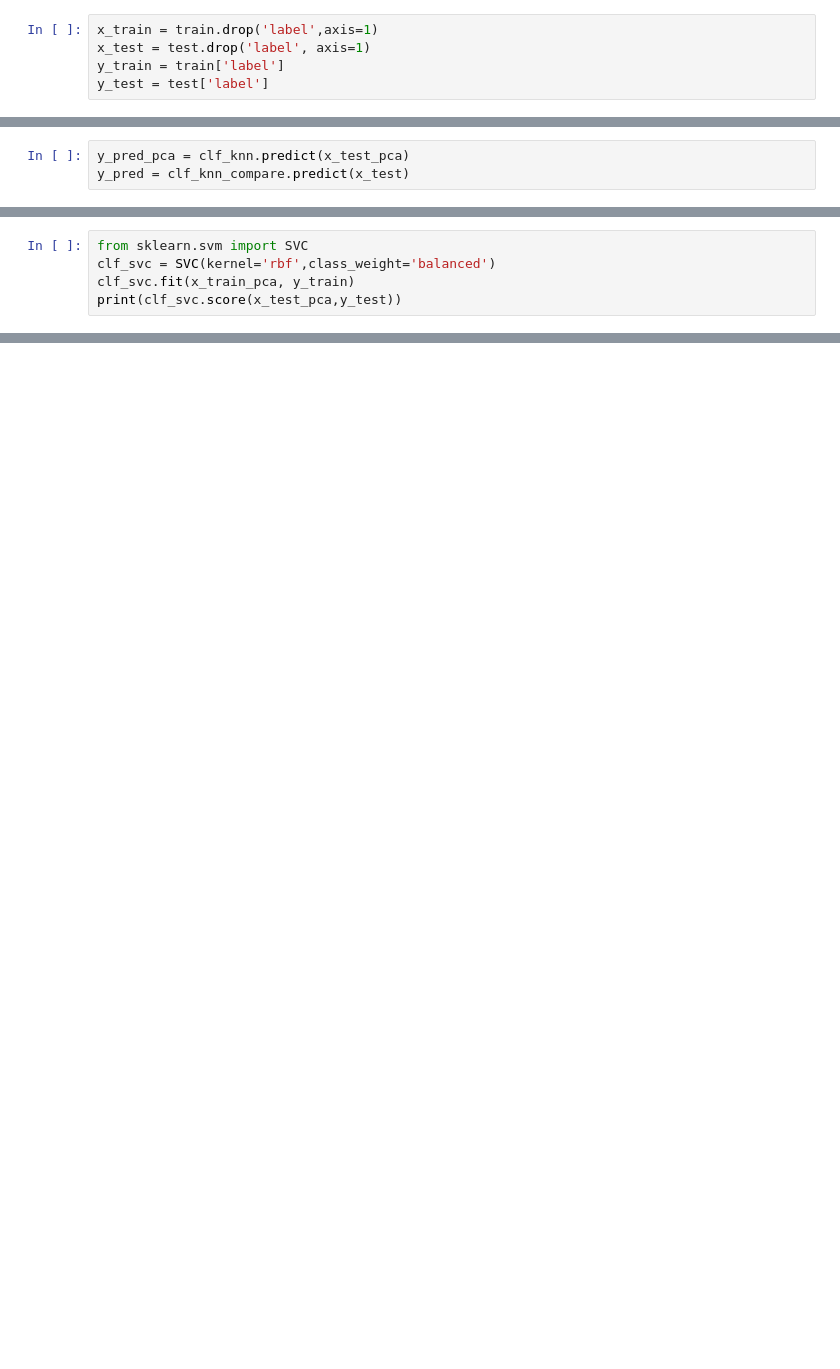
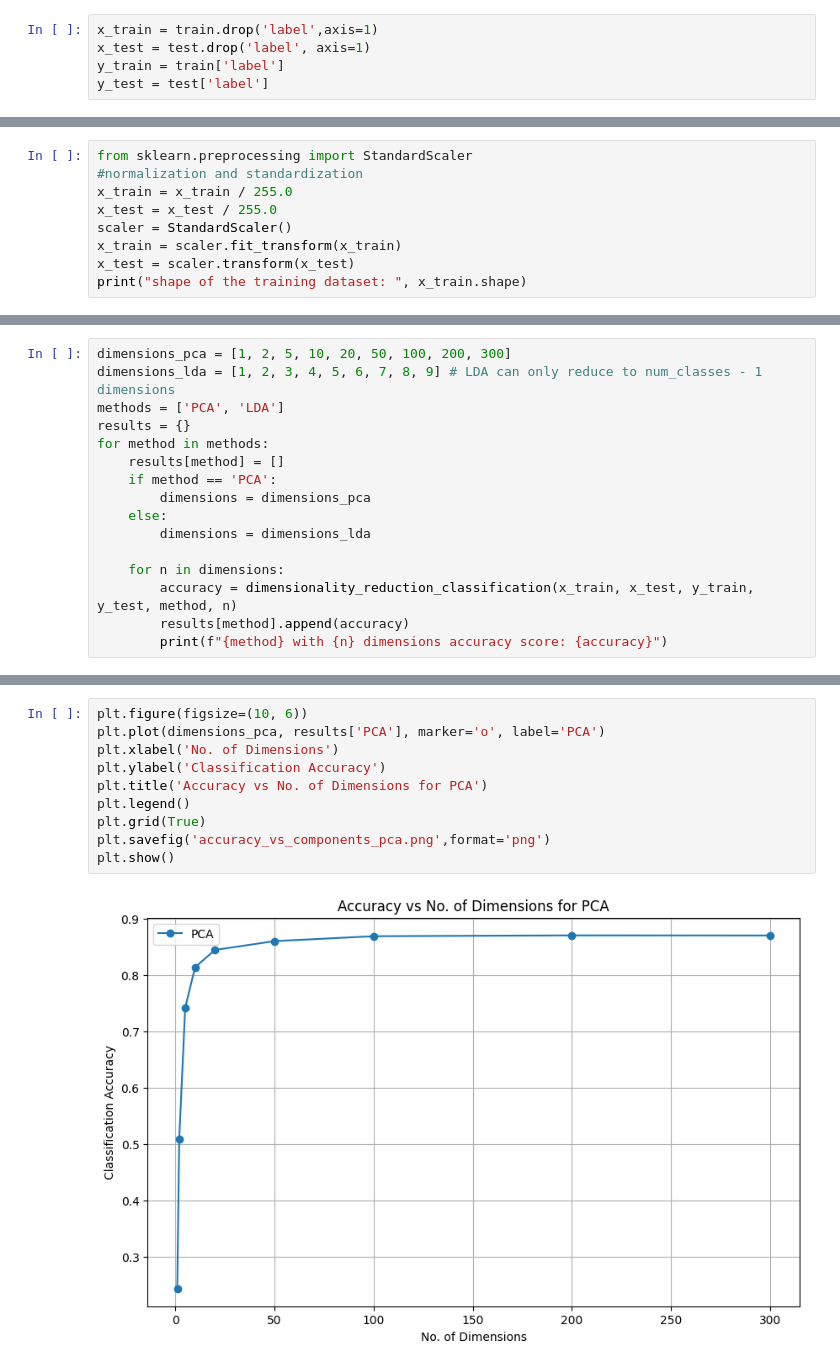
Before and after one commit to LiTianchu/IE4476-Classification-Assignment, a Jupyter notebook: reduction.ipynb, the cells around one changed output, grey strips where cells are left out. Drawn from its saved outputs; the diff is of its cells as text; blank space fills up the shorter version.

```diff
--- a/reduction.ipynb
+++ b/reduction.ipynb
@@ -22,0 +48,9 @@ y_test = test['label']
+# %%
+from sklearn.preprocessing import StandardScaler
+#normalization and standardization
+x_train = x_train / 255.0
+x_test = x_test / 255.0
+scaler = StandardScaler()
+x_train = scaler.fit_transform(x_train)
+x_test = scaler.transform(x_test)
+print("shape of the training dataset: ", x_train.shape)
@@ -44,3 +75,0 @@ KNeighborsClassifier()
-# %%
-y_pred_pca = clf_knn.predict(x_test_pca)
-y_pred = clf_knn_compare.predict(x_test)
@@ -83,5 +75,0 @@ print(confusion_matrix(y_test,y_pred_pca))
-# %%
-from sklearn.svm import SVC
-clf_svc = SVC(kernel='rbf',class_weight='balanced')
-clf_svc.fit(x_train_pca, y_train)
-print(clf_svc.score(x_test_pca,y_test))
@@ -89,0 +140,16 @@ print(clf_svc.score(x_test_pca,y_test))
+# %%
+dimensions_pca = [1, 2, 5, 10, 20, 50, 100, 200, 300]
+dimensions_lda = [1, 2, 3, 4, 5, 6, 7, 8, 9] # LDA can only reduce to num_classes - 1 dimensions
+methods = ['PCA', 'LDA']
+results = {}
+for method in methods:
+    results[method] = []
+    if method == 'PCA':
+        dimensions = dimensions_pca
+    else:
+        dimensions = dimensions_lda
+
+    for n in dimensions:
+        accuracy = dimensionality_reduction_classification(x_train, x_test, y_train, y_test, method, n)
+        results[method].append(accuracy)
+        print(f"{method} with {n} dimensions accuracy score: {accuracy}")
@@ -89,0 +175,12 @@ print(clf_svc.score(x_test_pca,y_test))
+# %%
+plt.figure(figsize=(10, 6))
+plt.plot(dimensions_pca, results['PCA'], marker='o', label='PCA')
+plt.xlabel('No. of Dimensions')
+plt.ylabel('Classification Accuracy')
+plt.title('Accuracy vs No. of Dimensions for PCA')
+plt.legend()
+plt.grid(True)
+plt.savefig('accuracy_vs_components_pca.png',format='png')
+plt.show()
+# %% [output]
+[figure, added]
```
Also changed, not shown: parts of 21 cells of this notebook, 4 other files.
